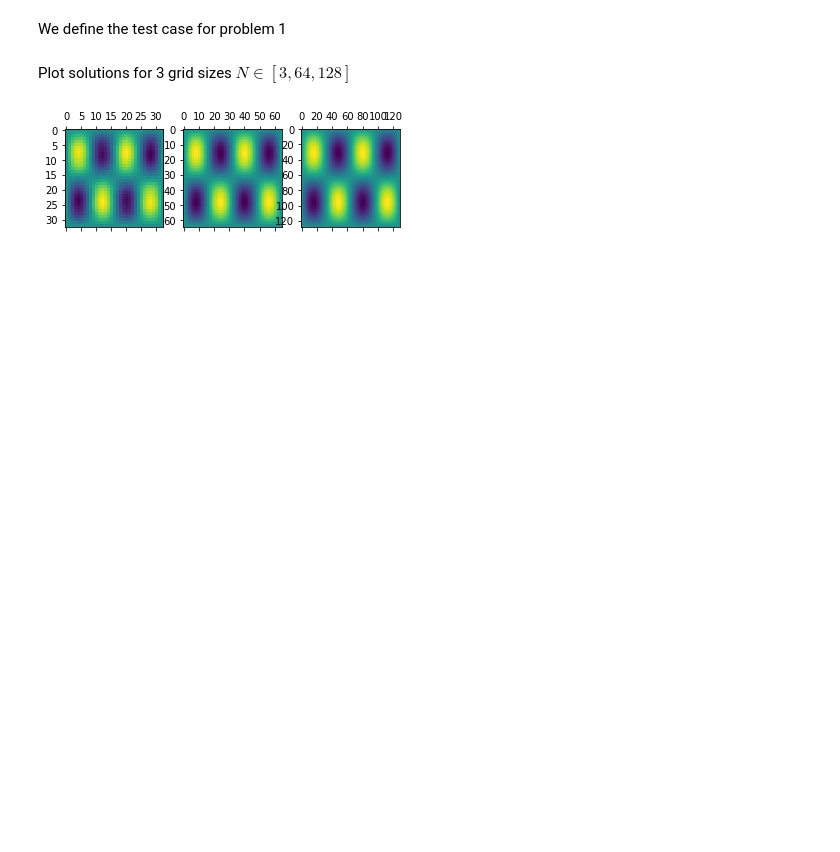
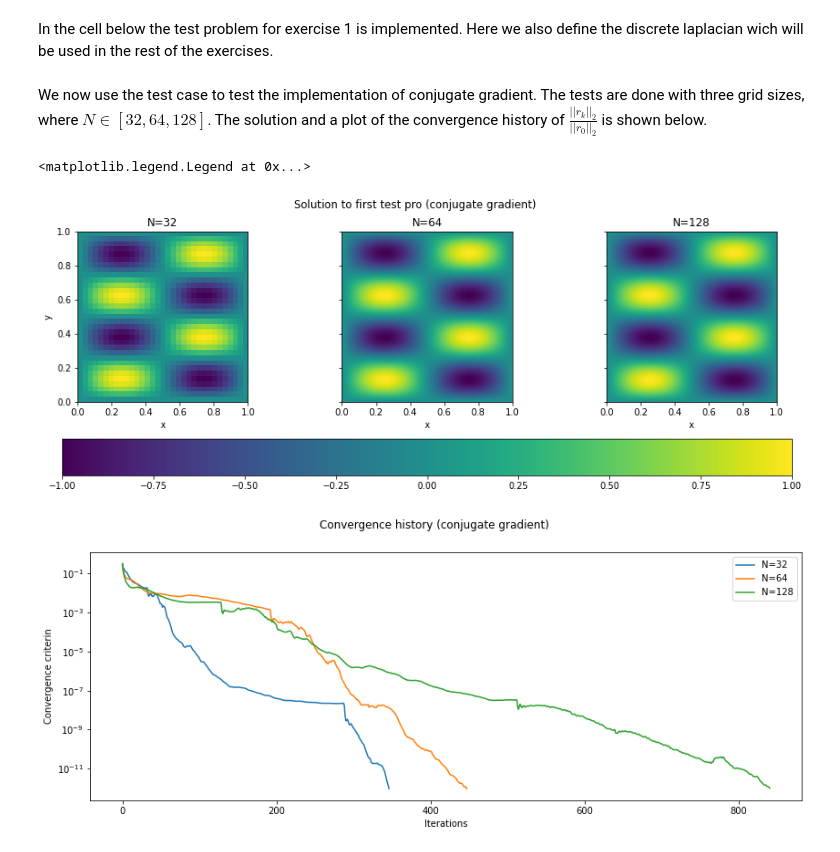
Before and after one commit to alexarntzen/num-linalg, a Jupyter notebook: report/project_part1.ipynb, the cells around one changed output. Saved outputs shown, nothing was run; the diff lists cells and outputs as text; code cells hidden in the pictures; blank space fills up the shorter version.

Commit message:
Finished first exercise

```diff
--- a/report/project_part1.ipynb
+++ b/report/project_part1.ipynb
@@ -16,6 +30,6 @@ introduction
 # %%
 from linalg.iterative import cg
-# %% [markdown]
-We define the test case for problem 1
+# %% [markdown]
+In the cell below the test problem for exercise 1 is implemented. Here we also define the discrete laplacian wich will be used in the rest of the exercises.
 # %%
 from test.case_one import CaseOne
@@ -23,12 +37,31 @@ from linalg.laplacian import minus_laplace
-# %% [markdown]
-Plot solutions for 3 grid sizes $N \in [3, 64, 128]$
+# %% [markdown]
+We now use the test case to test the implementation of conjugate gradient.
+The tests are done with three grid sizes, where $N \in [32, 64, 128]$. The solution and a plot of the convergence history of $\frac{||r_k||_2}{||r_0||_2}$ is shown below.
 # %%
 N_list = [32, 64, 128]
-fig, axs = plt.subplots(1, len(N_list))
+
+fig, axs = plt.subplots(ncols=len(N_list), sharey=True, figsize=(5 * len(N_list), 5))
+fig.suptitle("Solution to first test pro (conjugate gradient)")
+
+fig_conv, axs_conv = plt.subplots(1, figsize=(14, 5))
+axs_conv.set_ylabel("Convergence criterion")
+axs_conv.set_xlabel("Iterations")
+fig_conv.suptitle("Convergence history (conjugate gradient)")
+
 for i, N in enumerate(N_list):
     rhs = CaseOne.get_rhs(N)
     U_0 = CaseOne.get_u_0(N)
-    U_num = cg(A=minus_laplace, x_0=U_0,rhs=rhs, N=N, tol=1e-12, maxiter=2000)
-    axs[i].matshow( U_num)
+    U_num, conv_hist = cg(A=neg_discrete_laplacian, x_0=U_0, rhs=rhs, N=N, tol=1e-12, maxiter=3000, conv_hist=True)
+    im = axs[i].imshow(U_num.T, origin="lower", extent=[0, 1, 0, 1], label=f"N={N}")
+
+    axs[0].set_ylabel("y")
+    axs[i].set_xlabel("x")
+    axs[i].set_title(f"N={N}")
+    axs_conv.semilogy(conv_hist, label=f"N={N}")
+
+fig.colorbar(im, ax=axs, orientation="horizontal")
+plt.legend()
 # %% [output]
+<matplotlib.legend.Legend at 0x...>
-[figure, old version]
+[figure, new version]
+[figure, added]
```
Also changed, not shown: parts of 21 cells of this notebook, 6 other files.
